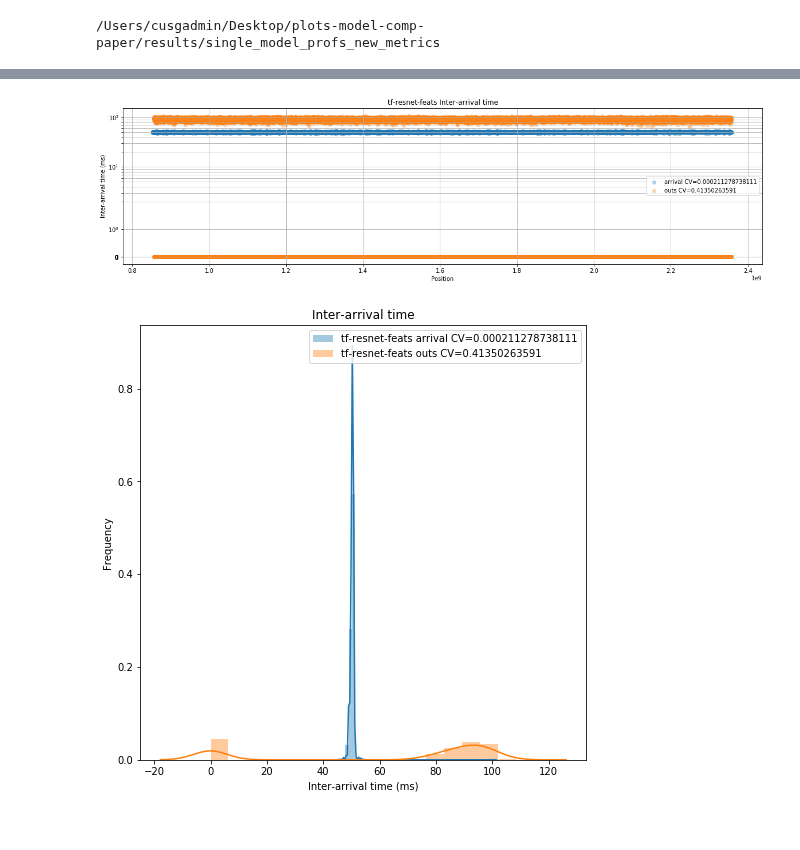
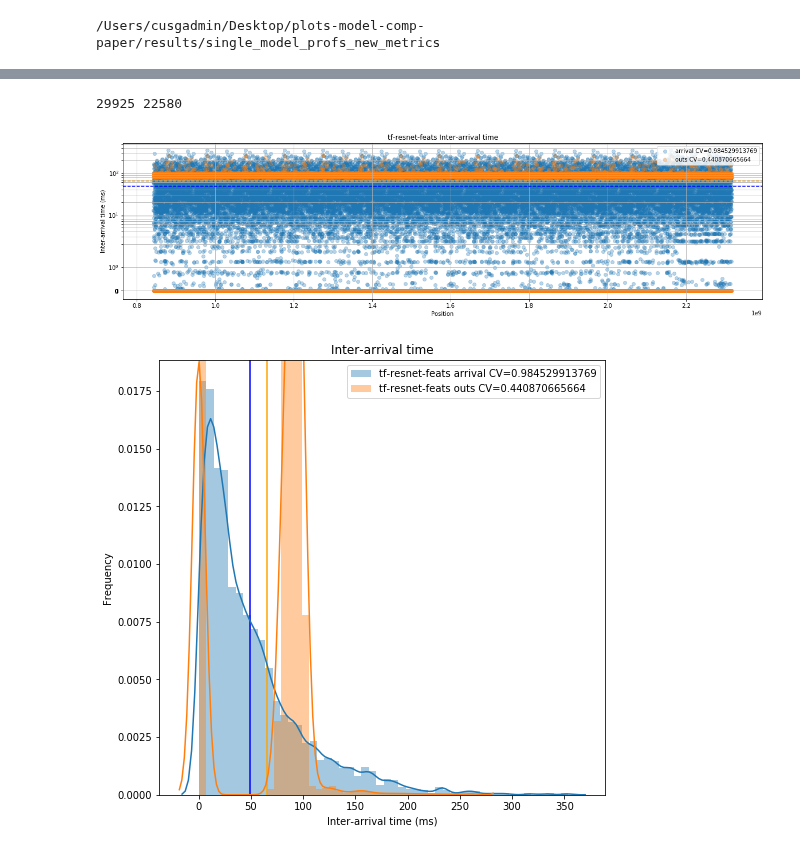
Before and after one commit to dcrankshaw/plots-model-comp-paper, a Jupyter notebook: plotting/single_model_distribution_plotting.ipynb, the cells around one changed output, grey strips where cells are left out. Cells and saved outputs as stored; diff of their text form; code cells hidden in the pictures.

Commit message:
Moved to client-side timestamps for service and arrival curves

```diff
--- a/plotting/single_model_distribution_plotting.ipynb
+++ b/plotting/single_model_distribution_plotting.ipynb
@@ -147,23 +148,10 @@ compare_latency_dists_over_time(resnet32, resnet_models)
 # %%
-def get_arrival_intervals(cached_extractions, model, intra_batch_arrivals):
+def get_arrival_intervals(cached_extractions, model):
     arrivals = cached_extractions[model+":1:queue_arrivals"][:,1]
     timestamps = cached_extractions[model+":1:queue_arrivals"][:,0]
     timestamps = timestamps[1:] # taking the timestamp at arrival
     intervals = arrivals[1:] - arrivals[:-1]
     intervals = intervals/1000 # to ms
-    if not intra_batch_arrivals:
-        minimum_processing_time = np.min(cached_extractions[model+":processing_latency"][:,1])
-        MIN = 2.5
-        if minimum_processing_time < MIN:
-            print "{model} processing time is too low (<{MIN}ms) to acceptably discern inter and intra batch arrivals".format(model=model, MIN=MIN)
-            return intervals, timestamps # minimum processing time too close to the cut off, might be getting rid of inter-batch arrivals
-        cutoff = MIN
-        assert len(intervals) == len(timestamps)
-        num_below = np.sum((intervals < cutoff).astype(int))
-        above_mask = intervals >= cutoff
-        intervals = intervals[above_mask]
-        timestamps = timestamps[above_mask]
-        print "{model}: Removed {num} points below {time} ms".format(model=model, num=num_below, time=cutoff)
     return intervals, timestamps
 
 def get_outs_intervals(cached_extractions, model):
@@ -174,26 +162,28 @@ def get_outs_intervals(cached_extractions, model):
     intervals = intervals/1000 # to ms
     return intervals, timestamps
 
-def plot_inter_arrival(cached_extractions, model_list, intra_batch_arrivals=True):
+def plot_inter_arrival(cached_extractions, model_list):
     plt.figure(figsize=(8,8))
     plt.title("Inter-arrival time")
     plt.xlabel("Inter-arrival time (ms)")
     plt.ylabel("Frequency")
     for model in model_list:
-        arrival_intervals, _ = get_arrival_intervals(cached_extractions, model, intra_batch_arrivals)
+        arrival_intervals, _ = get_arrival_intervals(cached_extractions, model)
         outs_intervals, _ = get_outs_intervals(cached_extractions, model)
         arrival_CV = np.square(np.std(arrival_intervals)/np.mean(arrival_intervals))
         outs_CV = np.square(np.std(outs_intervals)/np.mean(outs_intervals))
+        plt.axvline(x=np.mean(arrival_intervals), color="blue")
+        plt.axvline(x=np.mean(outs_intervals), color="orange")
         smoothLineHistogram(arrival_intervals, label=model+str(" arrival CV="+str(arrival_CV)))
         smoothLineHistogram(outs_intervals, label=model+str(" outs CV="+str(outs_CV)))
     plt.legend()
     plt.show()
 
-def plot_inter_arrival_over_time(cached_extractions, model_list, intra_batch_arrivals=True):
+def plot_inter_arrival_over_time(cached_extractions, model_list):
     plt.figure(figsize=(20, 5*len(model_list)))
     for i, model in enumerate(model_list):
         ax = plt.subplot(len(model_list), 1, i+1)
-        arrival_intervals, arrival_timestamps = get_arrival_intervals(cached_extractions, model, intra_batch_arrivals)
+        arrival_intervals, arrival_timestamps = get_arrival_intervals(cached_extractions, model)
         arrival_CV = np.square(np.std(arrival_intervals)/np.mean(arrival_intervals))
         outs_intervals, outs_timestamps = get_outs_intervals(cached_extractions, model)
         outs_CV = np.square(np.std(outs_intervals)/np.mean(outs_intervals))
@@ -207,13 +197,17 @@ def plot_inter_arrival_over_time(cached_extractions, model_list, intra_batch_arr
             from matplotlib.ticker import SymmetricalLogLocator
             ax.yaxis.set_major_locator(SymmetricalLogLocator(linthresh = 1, base=10.0, subs=np.arange(10)))
         ax.grid()
+        print len(arrival_intervals), len(outs_intervals)
         plt.scatter(arrival_timestamps, arrival_intervals, label="arrival CV="+str(arrival_CV), alpha = 0.3)
         plt.scatter(outs_timestamps, outs_intervals, label="outs CV="+str(outs_CV), alpha = 0.3)
+        plt.axhline(y=np.mean(arrival_intervals), color="blue", linestyle="--")
+        plt.axhline(y=np.mean(outs_intervals), color="orange", linestyle="--")
         plt.legend()
     plt.show()
 # %%
-plot_inter_arrival_over_time(resnet4_undersaturated, resnet_models, intra_batch_arrivals=True)
-plot_inter_arrival(resnet4_undersaturated, resnet_models, intra_batch_arrivals=True)
+plot_inter_arrival_over_time(resnet4_exp_undersaturated, resnet_models)
+plot_inter_arrival(resnet4_exp_undersaturated, resnet_models)
 # %% [output]
+29925 22580
-[figure, old version]
+[figure, new version]
-[figure, old version]
+[figure, new version]
```
Also changed, not shown: parts of 23 cells of this notebook.
